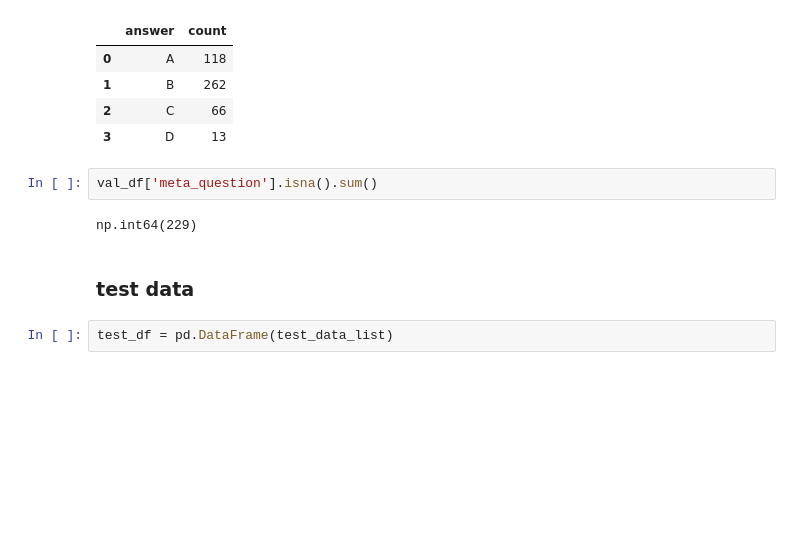
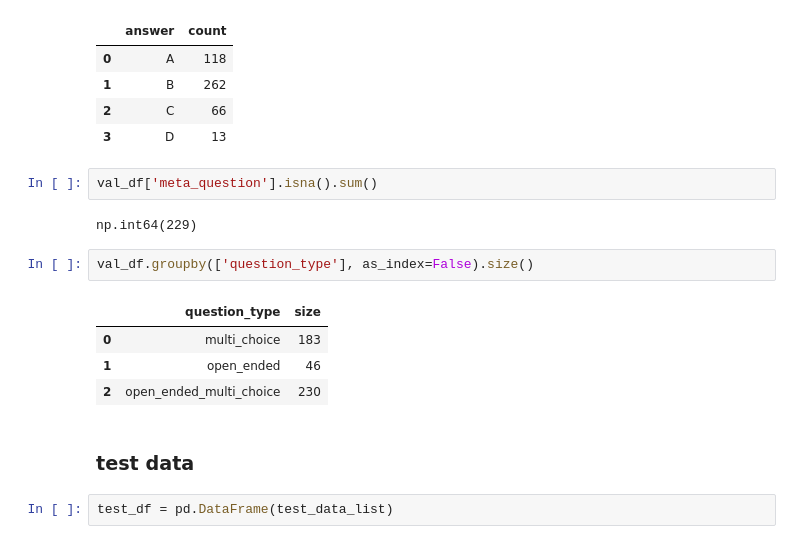
Before and after one commit to christiejibaraki/CUREBench, a Jupyter notebook: notebooks/1-inspect_datasets.ipynb, the cells around one changed output. Drawn from its saved outputs; the diff is of its cells as text; blank space fills up the shorter version.

```diff
--- a/notebooks/1-inspect_datasets.ipynb
+++ b/notebooks/1-inspect_datasets.ipynb
@@ -126,6 +177,13 @@ val_answer_counts
 val_df['meta_question'].isna().sum()
 # %% [output]
 np.int64(229)
+# %%
+val_df.groupby(['question_type'], as_index=False).size()
+# %% [output]
+|  | question_type | size |
+| 0 | multi_choice | 183 |
+| 1 | open_ended | 46 |
+| 2 | open_ended_multi_choice | 230 |
 # %% [markdown]
 ### test data
 # %%
```
Also changed, not shown: parts of 30 cells of this notebook.
